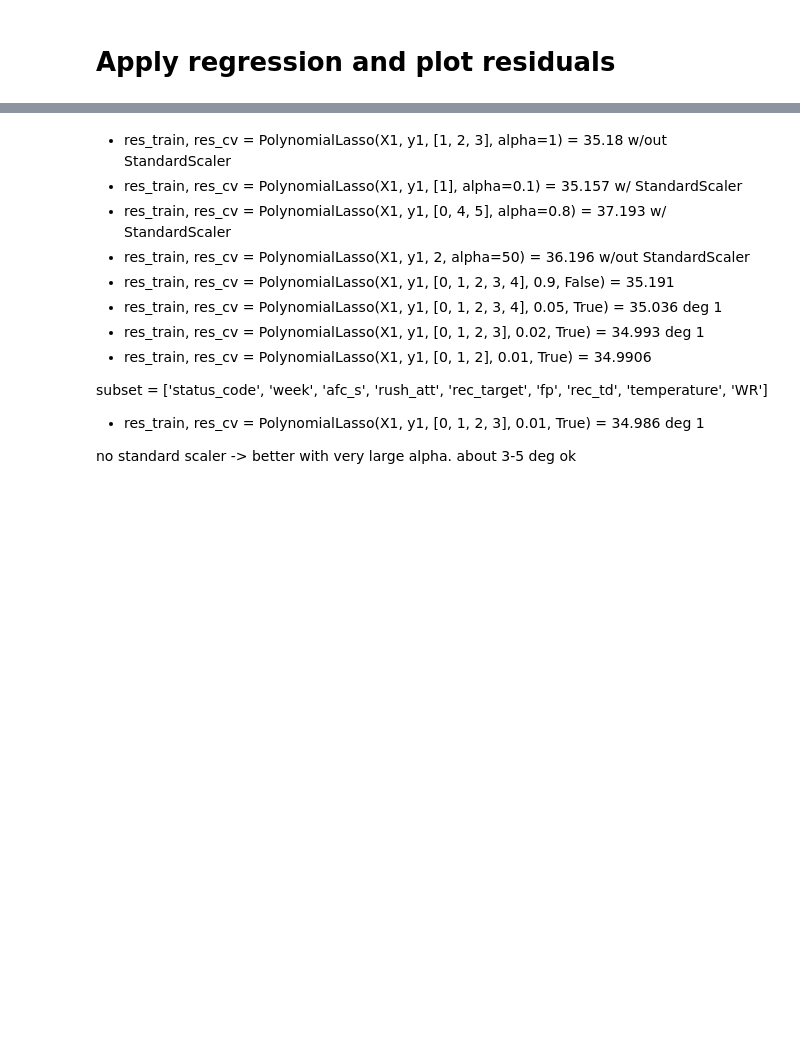
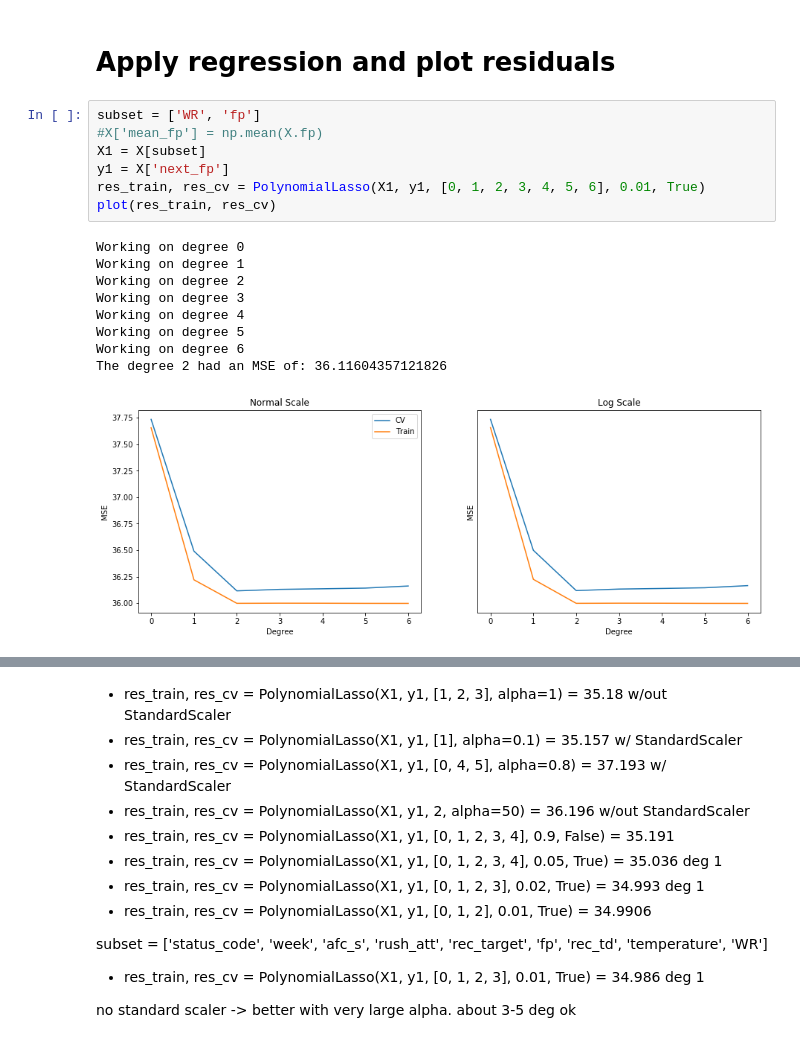
Before and after one commit to jhudiono/LinearRegressionFantasyNFL, a Jupyter notebook: Regression_CV.ipynb, the cells around one changed output, grey strips where cells are left out. Drawn from its saved outputs; the diff is of its cells as text; blank space fills up the shorter version.

```diff
--- a/Regression_CV.ipynb
+++ b/Regression_CV.ipynb
@@ -444,3 +475,20 @@ check_P(features=subset)
 # %% [markdown]
 # Apply regression and plot residuals
+# %%
+subset = ['WR', 'fp']
+#X['mean_fp'] = np.mean(X.fp)
+X1 = X[subset]
+y1 = X['next_fp']
+res_train, res_cv = PolynomialLasso(X1, y1, [0, 1, 2, 3, 4, 5, 6], 0.01, True)
+plot(res_train, res_cv)
+# %% [output]
+Working on degree 0
+Working on degree 1
+Working on degree 2
+Working on degree 3
+Working on degree 4
+Working on degree 5
+Working on degree 6
+The degree 2 had an MSE of: 36.11604357121826
+[figure, added]
 # %%
```
Also changed, not shown: parts of 12 cells of this notebook, 4 other files.
